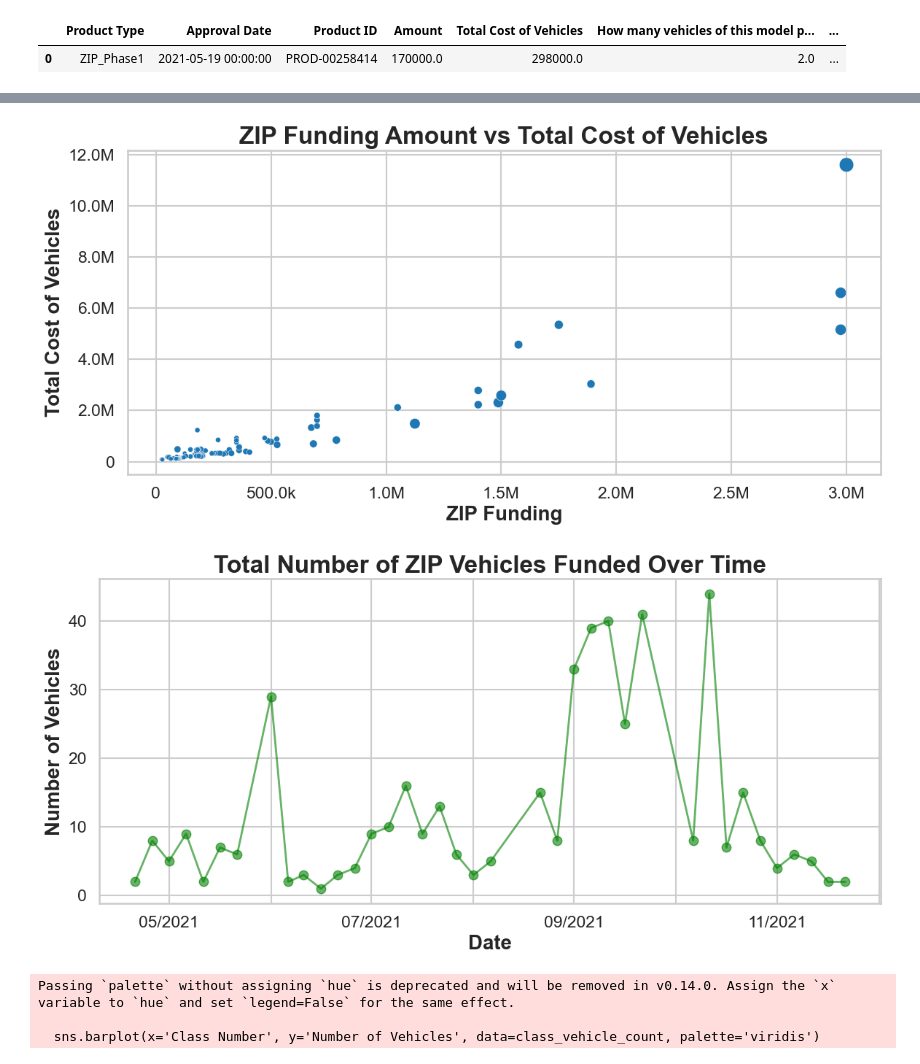
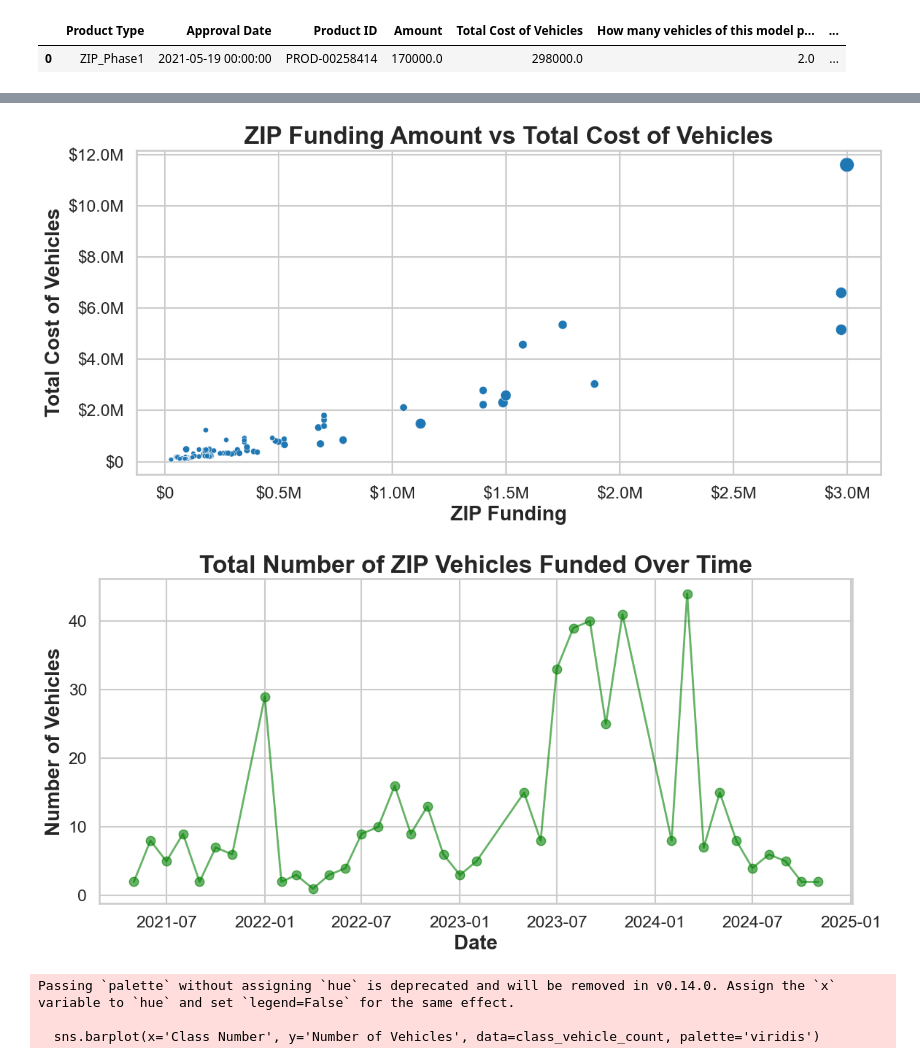
Before and after one commit to Rutgers-Economics-Labs/CleanEnergyFundingF24, a Jupyter notebook: zip.ipynb, the cells around one changed output, grey strips where cells are left out. Drawn from its saved outputs; the diff is of its cells as text; code cells hidden in the pictures.

```diff
--- a/zip.ipynb
+++ b/zip.ipynb
@@ -112,7 +119,7 @@ plt.show()
 # %%
 plt.figure(figsize=(12, 6))
-plt.gca().yaxis.set_major_formatter(ticker.FuncFormatter(lambda x, pos: '0' if x == 0 else f'{x/1e6:.1f}M' if x >= 1e6 else f'{x/1e3:.1f}k'))
-plt.gca().xaxis.set_major_formatter(ticker.FuncFormatter(lambda x, pos: '0' if x == 0 else f'{x/1e6:.1f}M' if x >= 1e6 else f'{x/1e3:.1f}k'))
+plt.gca().yaxis.set_major_formatter(format_num)
+plt.gca().xaxis.set_major_formatter(format_num)
 sns.scatterplot(x='Amount', y='Total Cost of Vehicles', size='How many vehicles of this model purchasing?',
                  sizes=(20, 200), data=data, legend=False, palette='viridis')
 plt.title('ZIP Funding Amount vs Total Cost of Vehicles', fontsize=24)
@@ -121,26 +128,23 @@ plt.ylabel('Total Cost of Vehicles', fontsize=20)
 plt.tight_layout()
 plt.show()
 # %% [output]
-[figure, old version]
+[figure, new version]
 # %%
 plt.figure(figsize=(12, 6))
 monthly_vehicle_count = data.groupby(data['Date'].dt.to_period('M'))['How many vehicles of this model purchasing?'].sum().reset_index()
 plt.plot(monthly_vehicle_count['Date'].dt.to_timestamp(), monthly_vehicle_count['How many vehicles of this model purchasing?'], marker='o', color='green', alpha=0.6, linewidth=2)
 
 plt.title('Total Number of ZIP Vehicles Funded Over Time', fontsize=24)
 plt.xlabel('Date', fontsize=20)
 plt.ylabel('Number of Vehicles', fontsize=20)
 
 # Format x-axis with every other label and "%m/%Y"
 plt.xticks(rotation=0)
-ticks = plt.gca().get_xticks()
-tick_labels = [monthly_vehicle_count['Date'][int(i)].strftime('%m/%Y') if i % 2 == 0 else '' for i in range(len(ticks))]
-plt.xticks(ticks, tick_labels)
 
 plt.tight_layout()
 plt.show()
 # %% [output]
-[figure, old version]
+[figure, new version]
 # %%
 plt.figure(figsize=(12, 6))
 class_vehicle_count = data['What is the vehicle class? '].value_counts().reset_index()
```
Also changed, not shown: parts of 4 cells of this notebook, 13 other files.
